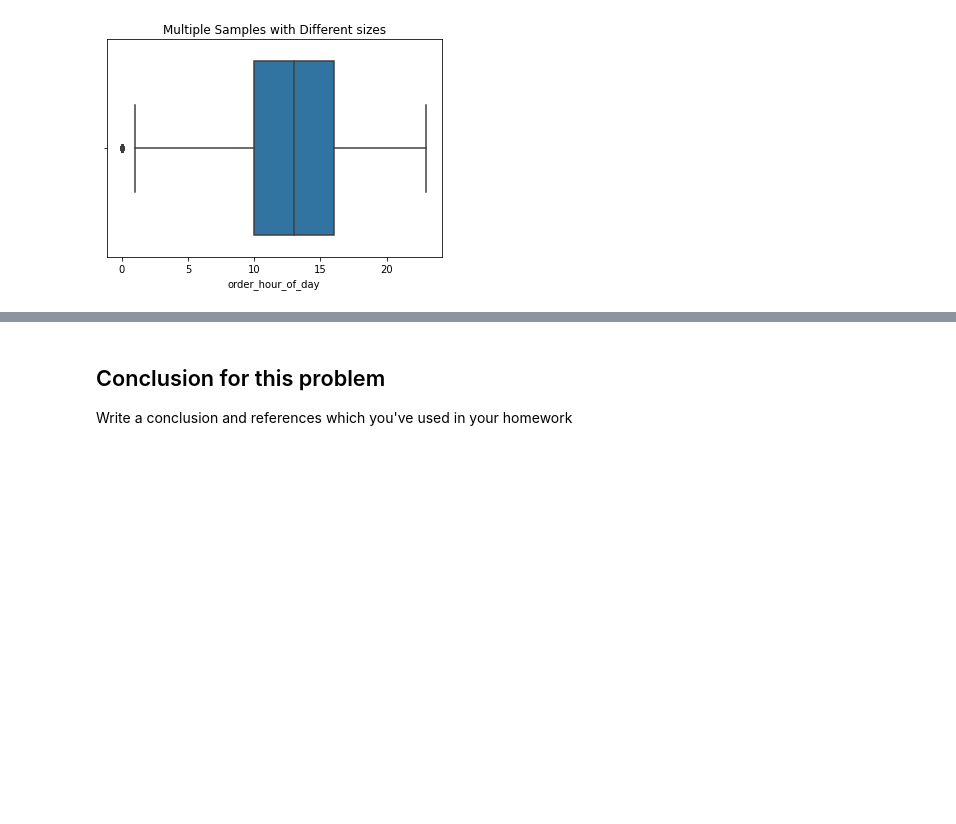
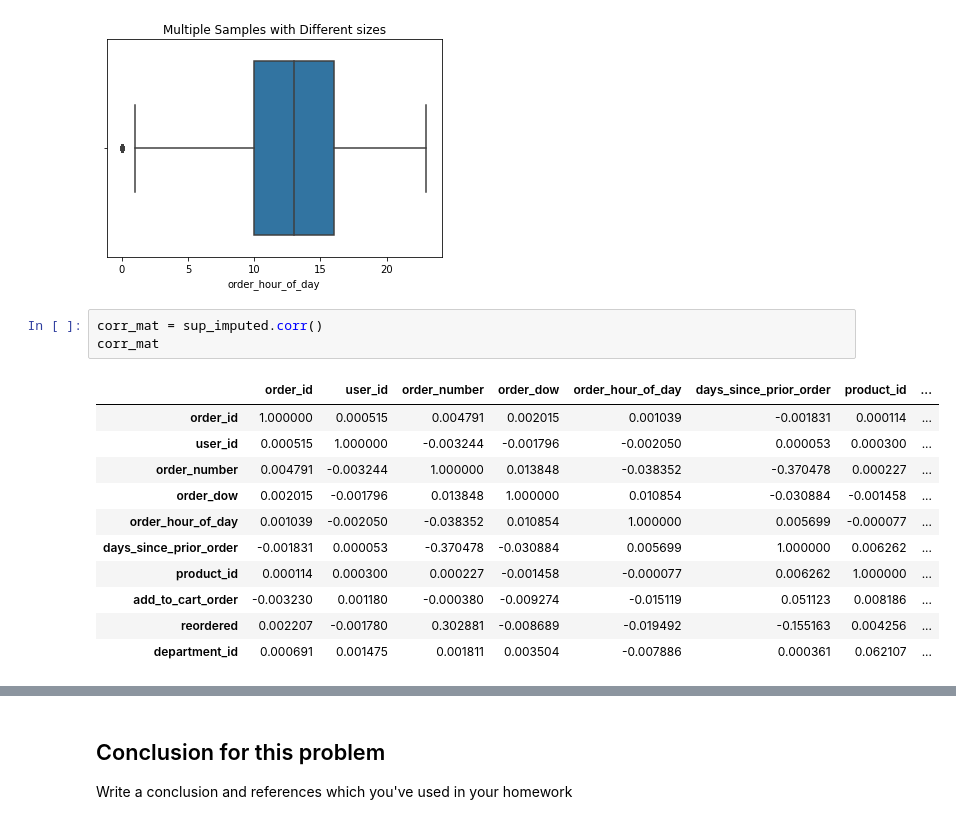
Before and after one commit to MohammadRouintan/Clustering-SuperMarket-Dataset-For-Predictive-Marketing, a Jupyter notebook: SuperMarket.ipynb, the cells around one changed output, grey strips where cells are left out. Cells and saved outputs as stored; diff of their text form; blank space fills up the shorter version.

```diff
--- a/SuperMarket.ipynb
+++ b/SuperMarket.ipynb
@@ -373,3 +373,18 @@ sns.boxplot(x=sup_imputed['order_hour_of_day'])
 plt.show()
 # %% [output]
 [figure]
+# %%
+corr_mat = sup_imputed.corr()
+corr_mat
+# %% [output]
+|  | order_id | user_id | order_number | order_dow | order_hour_of_day | days_since_prior_order | product_id | ... |
+| order_id | 1.000000 | 0.000515 | 0.004791 | 0.002015 | 0.001039 | -0.001831 | 0.000114 | ... |
+| user_id | 0.000515 | 1.000000 | -0.003244 | -0.001796 | -0.002050 | 0.000053 | 0.000300 | ... |
+| order_number | 0.004791 | -0.003244 | 1.000000 | 0.013848 | -0.038352 | -0.370478 | 0.000227 | ... |
+| order_dow | 0.002015 | -0.001796 | 0.013848 | 1.000000 | 0.010854 | -0.030884 | -0.001458 | ... |
+| order_hour_of_day | 0.001039 | -0.002050 | -0.038352 | 0.010854 | 1.000000 | 0.005699 | -0.000077 | ... |
+| days_since_prior_order | -0.001831 | 0.000053 | -0.370478 | -0.030884 | 0.005699 | 1.000000 | 0.006262 | ... |
+| product_id | 0.000114 | 0.000300 | 0.000227 | -0.001458 | -0.000077 | 0.006262 | 1.000000 | ... |
+| add_to_cart_order | -0.003230 | 0.001180 | -0.000380 | -0.009274 | -0.015119 | 0.051123 | 0.008186 | ... |
+| reordered | 0.002207 | -0.001780 | 0.302881 | -0.008689 | -0.019492 | -0.155163 | 0.004256 | ... |
+| department_id | 0.000691 | 0.001475 | 0.001811 | 0.003504 | -0.007886 | 0.000361 | 0.062107 | ... |
```
Also changed, not shown: parts of 11 cells of this notebook.
